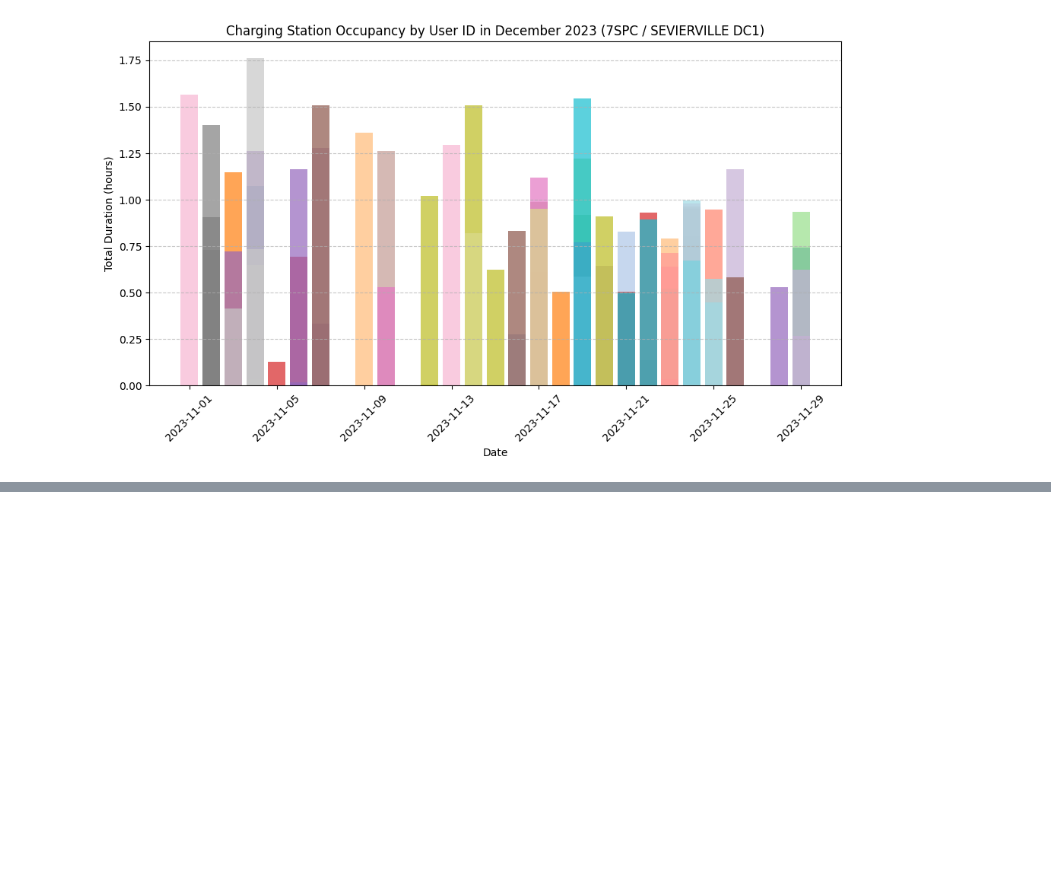
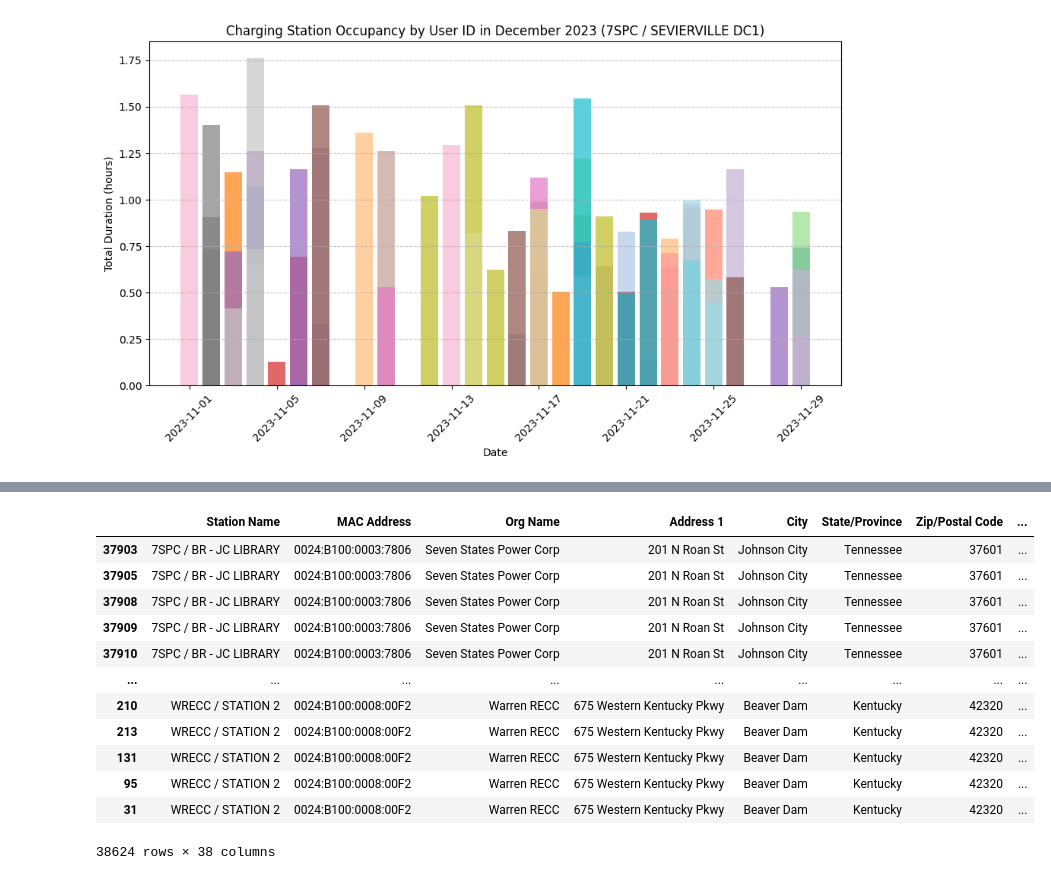
Before and after one commit to mkhaleghian/SevenStates, a Jupyter notebook: Analysis_7sates.ipynb, the cells around one changed output, grey strips where cells are left out. Drawn from its saved outputs; the diff is of its cells as text; code cells hidden in the pictures; blank space fills up the shorter version.

```diff
--- a/Analysis_7sates.ipynb
+++ b/Analysis_7sates.ipynb
@@ -299,0 +345,9 @@ new_df.to_excel('/content/drive/MyDrive/Colab Notebooks/new_dataframe_Day_by_day
+# %%
+df_sorted['End_Time_EST'] = pd.to_datetime(df_sorted['End_Time_EST'])
+df_sorted['Start_Time_EST'] = pd.to_datetime(df_sorted['Start_Time_EST'])
+
+# Calculate the time difference between sessions
+df_sorted['waiting_time'] = df_sorted.groupby('Station Name')['Start_Time_EST'].diff().fillna(pd.Timedelta(seconds=0))
+
+average_waiting_time = df_sorted['waiting_time'].mean()
+print("Average Waiting Time:", average_waiting_time)
@@ -299,0 +421,32 @@ new_df.to_excel('/content/drive/MyDrive/Colab Notebooks/new_dataframe_Day_by_day
+# %%
+df_sorted['Charging Time (hh:mm:ss)'] = df_sorted['Charging Time (hh:mm:ss)'].apply(lambda x: pd.to_timedelta(x.strftime('%H:%M:%S')) if x != datetime.time(0, 0) else pd.Timedelta(seconds=0))
+
+df_sorted['Start_Time_EST'] = pd.to_datetime(df_sorted['Start_Time_EST'])
+
+df_sorted['End_charging_time'] = df_sorted['Start_Time_EST'] + df_sorted['Charging Time (hh:mm:ss)']
+# %%
+columns = ['Station Name', 'MAC Address', 'Org Name', 'Address 1', 'City', 'State/Province',
+           'Zip/Postal Code', 'Driver Zip/Postal Code', 'User ID', 'Latitude', 'Longitude', 'Port Type', "DC", "L2" ,
+           'Start_Time_EST','End_charging_time', 'End_Time_EST', 'waiting_time','Total Duration','Charging Time',
+           'Time_Difference',"Is_Weekday","Is_Weekend", 'Total Duration (hh:mm:ss)', 'Charging Time (hh:mm:ss)',
+           'Energy (kWh)', 'GHG Savings (kg)', 'Gasoline Savings (gallons)', 'Fee', 'Start SOC', 'End SOC',
+           'System S/N', 'Model Number', 'Vehicle MAC ID','Port Number','Plug Type','EVSE ID', 'Ended By']
+
+# Create a new DataFrame for ML
+df_sorted = df_sorted[columns]
+# %%
+df_sorted
+# %% [output]
+|  | Station Name | MAC Address | Org Name | Address 1 | City | State/Province | Zip/Postal Code | ... |
+| 37903 | 7SPC / BR - JC LIBRARY | 0024:B100:0003:7806 | Seven States Power Corp | 201 N Roan St | Johnson City | Tennessee | 37601 | ... |
+| 37905 | 7SPC / BR - JC LIBRARY | 0024:B100:0003:7806 | Seven States Power Corp | 201 N Roan St | Johnson City | Tennessee | 37601 | ... |
+| 37908 | 7SPC / BR - JC LIBRARY | 0024:B100:0003:7806 | Seven States Power Corp | 201 N Roan St | Johnson City | Tennessee | 37601 | ... |
+| 37909 | 7SPC / BR - JC LIBRARY | 0024:B100:0003:7806 | Seven States Power Corp | 201 N Roan St | Johnson City | Tennessee | 37601 | ... |
+| 37910 | 7SPC / BR - JC LIBRARY | 0024:B100:0003:7806 | Seven States Power Corp | 201 N Roan St | Johnson City | Tennessee | 37601 | ... |
+| ... | ... | ... | ... | ... | ... | ... | ... | ... |
+| 210 | WRECC / STATION 2 | 0024:B100:0008:00F2 | Warren RECC | 675 Western Kentucky Pkwy | Beaver Dam | Kentucky | 42320 | ... |
+| 213 | WRECC / STATION 2 | 0024:B100:0008:00F2 | Warren RECC | 675 Western Kentucky Pkwy | Beaver Dam | Kentucky | 42320 | ... |
+| 131 | WRECC / STATION 2 | 0024:B100:0008:00F2 | Warren RECC | 675 Western Kentucky Pkwy | Beaver Dam | Kentucky | 42320 | ... |
+| 95 | WRECC / STATION 2 | 0024:B100:0008:00F2 | Warren RECC | 675 Western Kentucky Pkwy | Beaver Dam | Kentucky | 42320 | ... |
+| 31 | WRECC / STATION 2 | 0024:B100:0008:00F2 | Warren RECC | 675 Western Kentucky Pkwy | Beaver Dam | Kentucky | 42320 | ... |
+38624 rows × 38 columns
```
Also changed, not shown: parts of 20 cells of this notebook.
